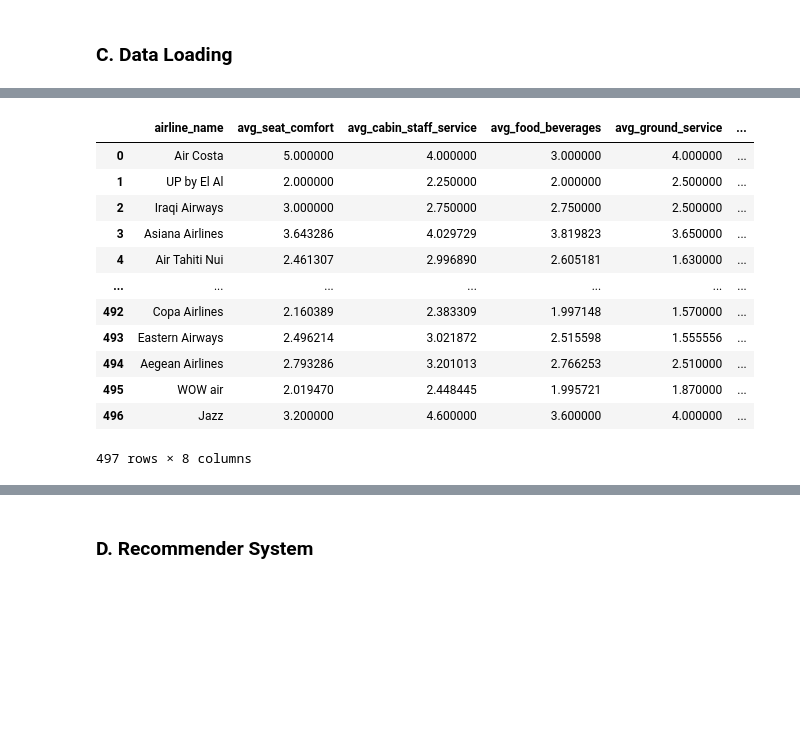
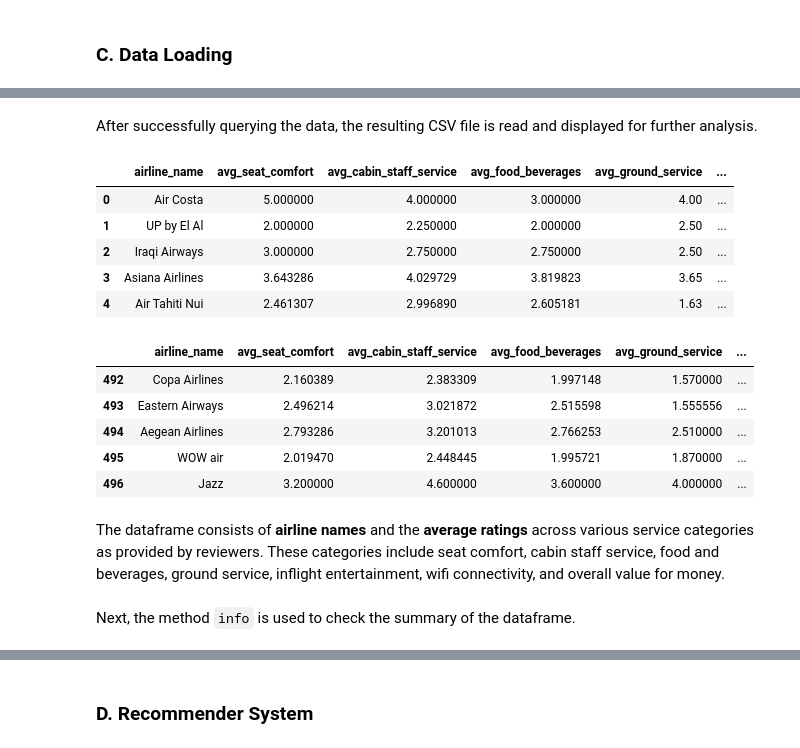
Before and after one commit to FTDS-assignment-bay/p2-final-project-flightbuddy, a Jupyter notebook: final_project_recsys.ipynb, the cells around one changed output, grey strips where cells are left out. Cells and saved outputs as stored; diff of their text form; code cells hidden in the pictures; blank space fills up the shorter version.

```diff
--- a/final_project_recsys.ipynb
+++ b/final_project_recsys.ipynb
@@ -55,20 +113,29 @@ warnings.filterwarnings('ignore')
+# %% [markdown]
+After successfully querying the data, the resulting CSV file is read and displayed for further analysis.
 # %%
 # Read CSV file
 df = pd.read_csv('avg_ratings_per_airline.csv')
 
-# Display the dataframe
-df
+# Display the first 5 rows
+df.head()
 # %% [output]
 |  | airline_name | avg_seat_comfort | avg_cabin_staff_service | avg_food_beverages | avg_ground_service | ... |
-| 0 | Air Costa | 5.000000 | 4.000000 | 3.000000 | 4.000000 | ... |
-| 1 | UP by El Al | 2.000000 | 2.250000 | 2.000000 | 2.500000 | ... |
-| 2 | Iraqi Airways | 3.000000 | 2.750000 | 2.750000 | 2.500000 | ... |
-| 3 | Asiana Airlines | 3.643286 | 4.029729 | 3.819823 | 3.650000 | ... |
-| 4 | Air Tahiti Nui | 2.461307 | 2.996890 | 2.605181 | 1.630000 | ... |
-| ... | ... | ... | ... | ... | ... | ... |
-| 492 | Copa Airlines | 2.160389 | 2.383309 | 1.997148 | 1.570000 | ... |
-| 493 | Eastern Airways | 2.496214 | 3.021872 | 2.515598 | 1.555556 | ... |
-| 494 | Aegean Airlines | 2.793286 | 3.201013 | 2.766253 | 2.510000 | ... |
-| 495 | WOW air | 2.019470 | 2.448445 | 1.995721 | 1.870000 | ... |
-| 496 | Jazz | 3.200000 | 4.600000 | 3.600000 | 4.000000 | ... |
+| 0 | Air Costa | 5.000000 | 4.000000 | 3.000000 | 4.00 | ... |
+| 1 | UP by El Al | 2.000000 | 2.250000 | 2.000000 | 2.50 | ... |
+| 2 | Iraqi Airways | 3.000000 | 2.750000 | 2.750000 | 2.50 | ... |
+| 3 | Asiana Airlines | 3.643286 | 4.029729 | 3.819823 | 3.65 | ... |
+| 4 | Air Tahiti Nui | 2.461307 | 2.996890 | 2.605181 | 1.63 | ... |
-497 rows × 8 columns
+# %%
+# Display the last 5 rows
+df.tail()
+# %% [output]
+|  | airline_name | avg_seat_comfort | avg_cabin_staff_service | avg_food_beverages | avg_ground_service | ... |
+| 492 | Copa Airlines | 2.160389 | 2.383309 | 1.997148 | 1.570000 | ... |
+| 493 | Eastern Airways | 2.496214 | 3.021872 | 2.515598 | 1.555556 | ... |
+| 494 | Aegean Airlines | 2.793286 | 3.201013 | 2.766253 | 2.510000 | ... |
+| 495 | WOW air | 2.019470 | 2.448445 | 1.995721 | 1.870000 | ... |
+| 496 | Jazz | 3.200000 | 4.600000 | 3.600000 | 4.000000 | ... |
+# %% [markdown]
+The dataframe consists of **airline names** and the **average ratings** across various service categories as provided by reviewers. These categories include seat comfort, cabin staff service, food and beverages, ground service, inflight entertainment, wifi connectivity, and overall value for money.
+# %% [markdown]
+Next, the method `info` is used to check the summary of the dataframe.
```
Also changed, not shown: parts of 31 cells of this notebook, 4 other files.
